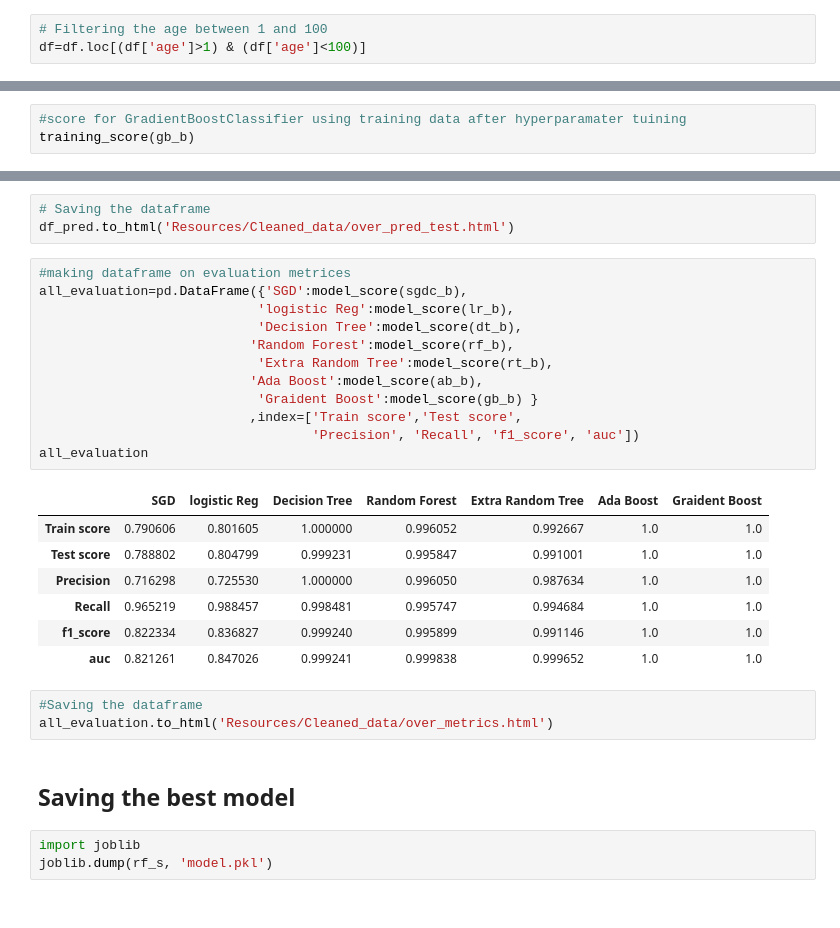
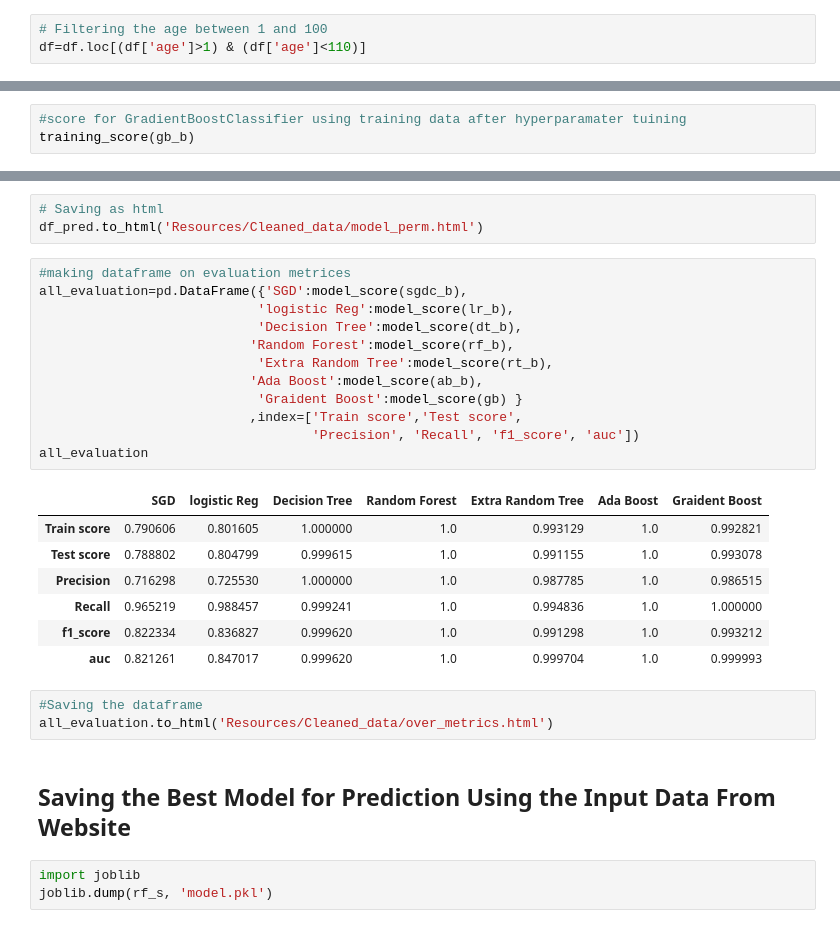
Before and after one commit to pandeysudip/Rental, a Jupyter notebook: 3.Model_Building.ipynb, the cells around one changed output, grey strips where cells are left out. Drawn from its saved outputs; the diff is of its cells as text.

```diff
--- a/3.Model_Building.ipynb
+++ b/3.Model_Building.ipynb
@@ -55,6 +62,6 @@ Name: status, dtype: int64
 # %%
 # Filtering the age between 1 and 100
-df=df.loc[(df['age']>1) & (df['age']<100)]
+df=df.loc[(df['age']>1) & (df['age']<110)]
 # %%
 #looking the few rows
 df.head()
@@ -980,33 +990,33 @@ df_pred
 | 13001 | high risk | low risk | low risk | high risk | high risk | high risk | ... |
 13002 rows × 8 columns
 # %%
-# Saving the dataframe
-df_pred.to_html('Resources/Cleaned_data/over_pred_test.html')
+# Saving as html
+df_pred.to_html('Resources/Cleaned_data/model_perm.html')
 # %%
 #making dataframe on evaluation metrices
 all_evaluation=pd.DataFrame({'SGD':model_score(sgdc_b),
                             'logistic Reg':model_score(lr_b),
                             'Decision Tree':model_score(dt_b),
                            'Random Forest':model_score(rf_b),
                             'Extra Random Tree':model_score(rt_b),
                            'Ada Boost':model_score(ab_b),
-                            'Graident Boost':model_score(gb_b) }
+                            'Graident Boost':model_score(gb) }
                            ,index=['Train score','Test score',
                                    'Precision', 'Recall', 'f1_score', 'auc'])
 all_evaluation
 # %% [output]
 |  | SGD | logistic Reg | Decision Tree | Random Forest | Extra Random Tree | Ada Boost | Graident Boost |
-| Train score | 0.790606 | 0.801605 | 1.000000 | 0.996052 | 0.992667 | 1.0 | 1.0 |
-| Test score | 0.788802 | 0.804799 | 0.999231 | 0.995847 | 0.991001 | 1.0 | 1.0 |
-| Precision | 0.716298 | 0.725530 | 1.000000 | 0.996050 | 0.987634 | 1.0 | 1.0 |
-| Recall | 0.965219 | 0.988457 | 0.998481 | 0.995747 | 0.994684 | 1.0 | 1.0 |
-| f1_score | 0.822334 | 0.836827 | 0.999240 | 0.995899 | 0.991146 | 1.0 | 1.0 |
-| auc | 0.821261 | 0.847026 | 0.999241 | 0.999838 | 0.999652 | 1.0 | 1.0 |
+| Train score | 0.790606 | 0.801605 | 1.000000 | 1.0 | 0.993129 | 1.0 | 0.992821 |
+| Test score | 0.788802 | 0.804799 | 0.999615 | 1.0 | 0.991155 | 1.0 | 0.993078 |
+| Precision | 0.716298 | 0.725530 | 1.000000 | 1.0 | 0.987785 | 1.0 | 0.986515 |
+| Recall | 0.965219 | 0.988457 | 0.999241 | 1.0 | 0.994836 | 1.0 | 1.000000 |
+| f1_score | 0.822334 | 0.836827 | 0.999620 | 1.0 | 0.991298 | 1.0 | 0.993212 |
+| auc | 0.821261 | 0.847017 | 0.999620 | 1.0 | 0.999704 | 1.0 | 0.999993 |
 # %%
 #Saving the dataframe
 all_evaluation.to_html('Resources/Cleaned_data/over_metrics.html')
-# %% [markdown]
-## Saving the best model
+# %% [markdown]
+## Saving the Best Model for Prediction Using the Input Data From Website
 # %%
 import joblib
 joblib.dump(rf_s, 'model.pkl')
```
Also changed, not shown: parts of 36 cells of this notebook, 3 other files.
